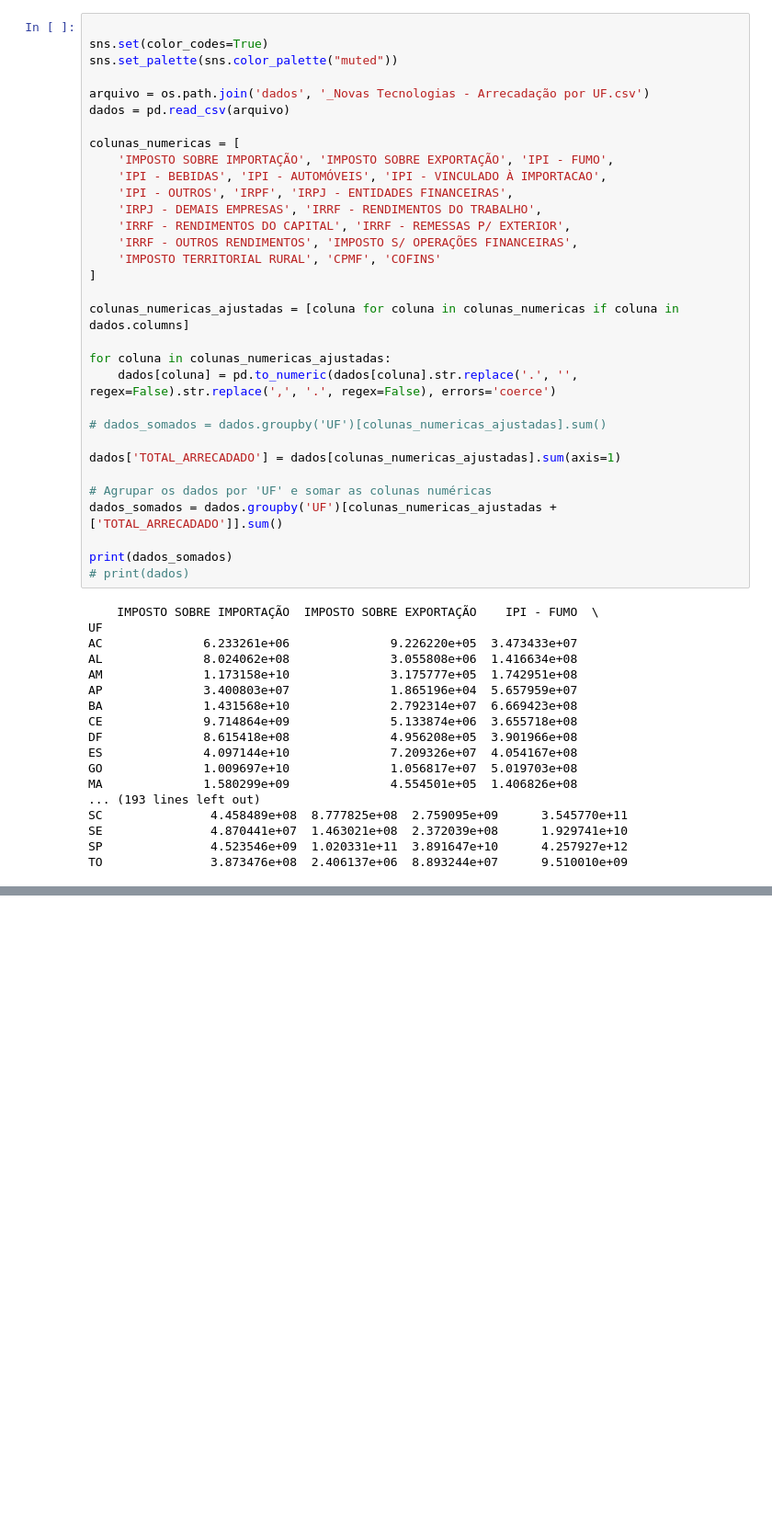
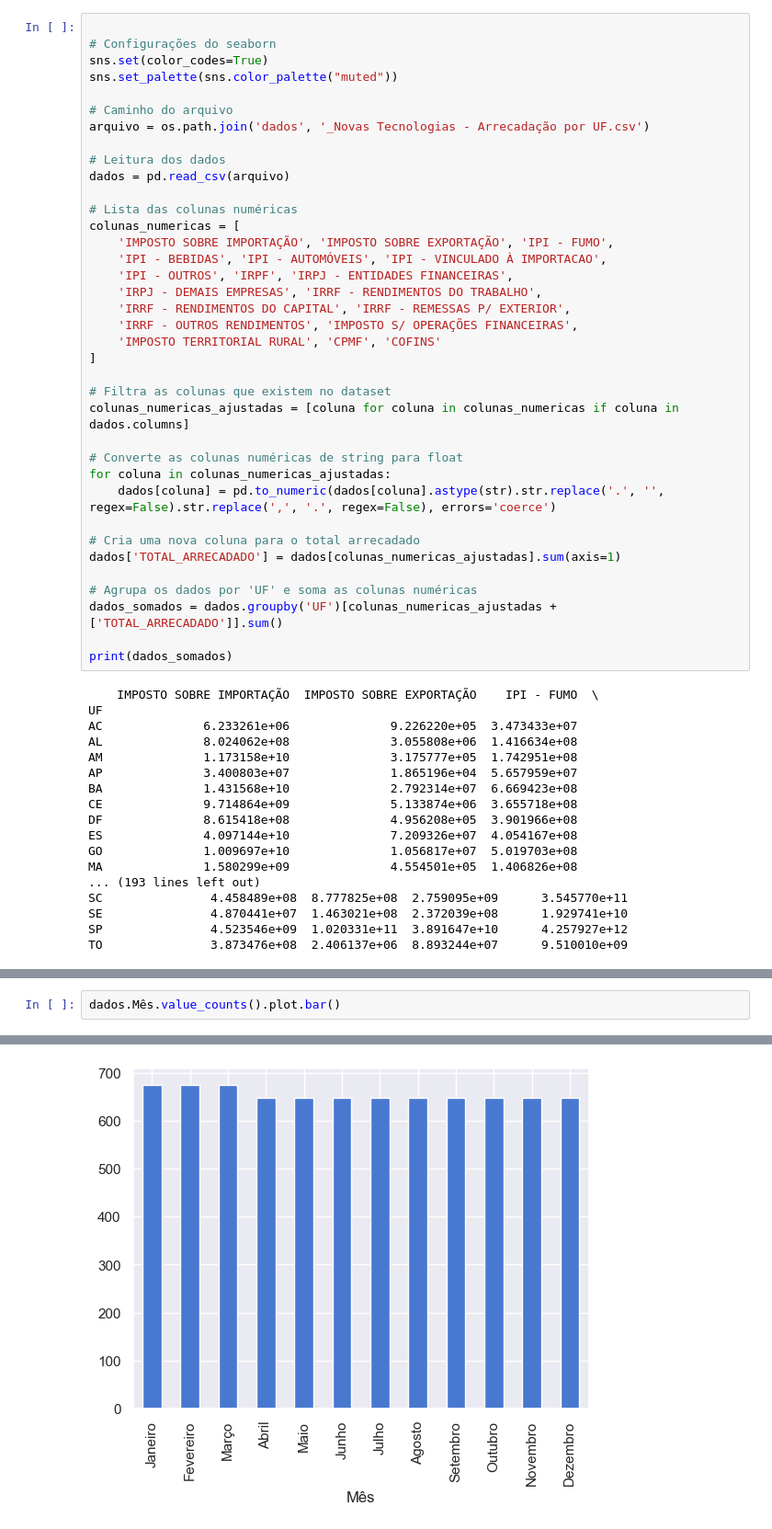
Before and after one commit to J41R0JUNIOR/FinalProjectNovasTecnologias, a Jupyter notebook: TrabalhoFinal.ipynb, the cells around one changed output, grey strips where cells are left out. Shown at 92% size. Saved outputs shown, nothing was run; the diff lists cells and outputs as text; blank space fills up the shorter version.

```diff
--- a/TrabalhoFinal.ipynb
+++ b/TrabalhoFinal.ipynb
@@ -13,11 +54,16 @@ import ydata_profiling
 # %%
 
+# Configurações do seaborn
 sns.set(color_codes=True)
 sns.set_palette(sns.color_palette("muted"))
 
+# Caminho do arquivo
 arquivo = os.path.join('dados', '_Novas Tecnologias - Arrecadação por UF.csv')
+
+# Leitura dos dados
 dados = pd.read_csv(arquivo)
 
+# Lista das colunas numéricas
 colunas_numericas = [
     'IMPOSTO SOBRE IMPORTAÇÃO', 'IMPOSTO SOBRE EXPORTAÇÃO', 'IPI - FUMO',
     'IPI - BEBIDAS', 'IPI - AUTOMÓVEIS', 'IPI - VINCULADO À IMPORTACAO',
@@ -28,20 +74,20 @@ colunas_numericas = [
     'IMPOSTO TERRITORIAL RURAL', 'CPMF', 'COFINS'
 ]
 
+# Filtra as colunas que existem no dataset
 colunas_numericas_ajustadas = [coluna for coluna in colunas_numericas if coluna in dados.columns]
 
+# Converte as colunas numéricas de string para float
 for coluna in colunas_numericas_ajustadas:
-    dados[coluna] = pd.to_numeric(dados[coluna].str.replace('.', '', regex=False).str.replace(',', '.', regex=False), errors='coerce')
+    dados[coluna] = pd.to_numeric(dados[coluna].astype(str).str.replace('.', '', regex=False).str.replace(',', '.', regex=False), errors='coerce')
 
-# dados_somados = dados.groupby('UF')[colunas_numericas_ajustadas].sum()
-
+# Cria uma nova coluna para o total arrecadado
 dados['TOTAL_ARRECADADO'] = dados[colunas_numericas_ajustadas].sum(axis=1)
 
-# Agrupar os dados por 'UF' e somar as colunas numéricas
+# Agrupa os dados por 'UF' e soma as colunas numéricas
 dados_somados = dados.groupby('UF')[colunas_numericas_ajustadas + ['TOTAL_ARRECADADO']].sum()
 
 print(dados_somados)
-# print(dados)
 # %% [output]
     IMPOSTO SOBRE IMPORTAÇÃO  IMPOSTO SOBRE EXPORTAÇÃO    IPI - FUMO  \
 UF
@@ -62,0 +161,3 @@ TO               3.873476e+08  2.406137e+06  8.893244e+07      9.510010e+09
+# %%
+dados.Mês.value_counts().plot.bar()
+# %% [output]
@@ -62,0 +165 @@ TO               3.873476e+08  2.406137e+06  8.893244e+07      9.510010e+09
+[figure, added]
```
Also changed, not shown: parts of 26 cells of this notebook, 1 other file.
